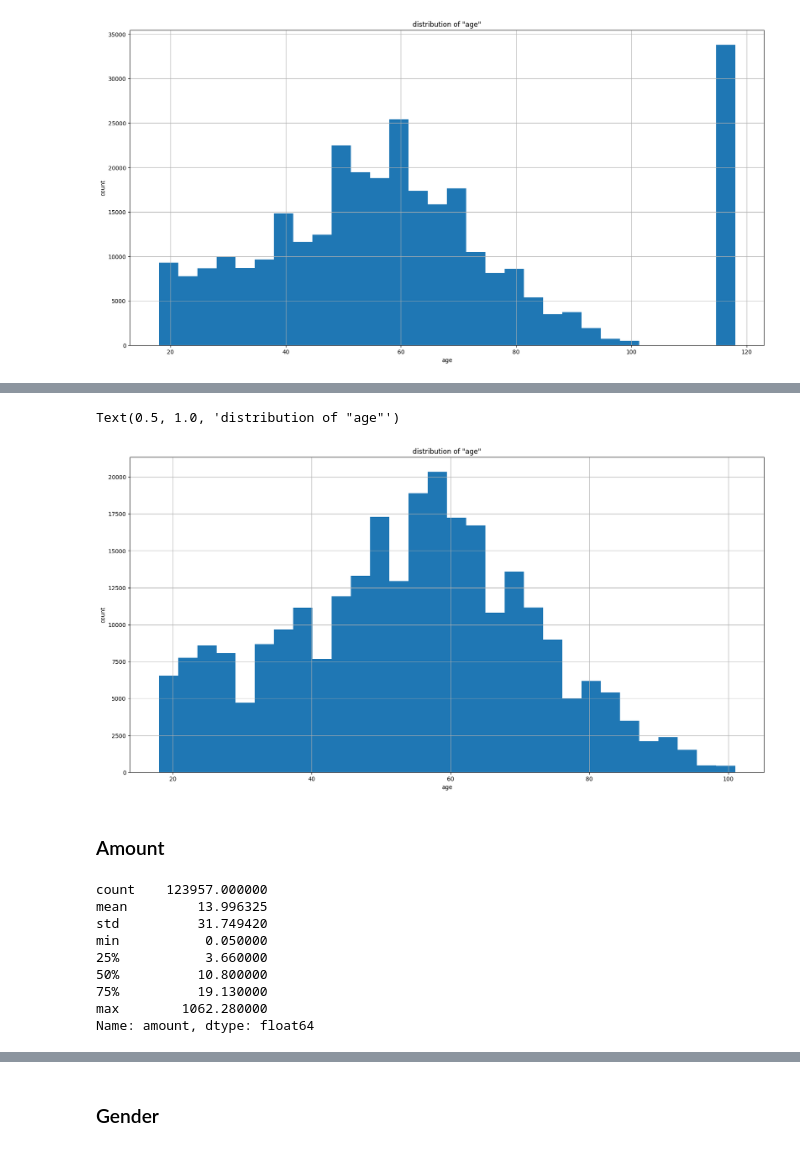
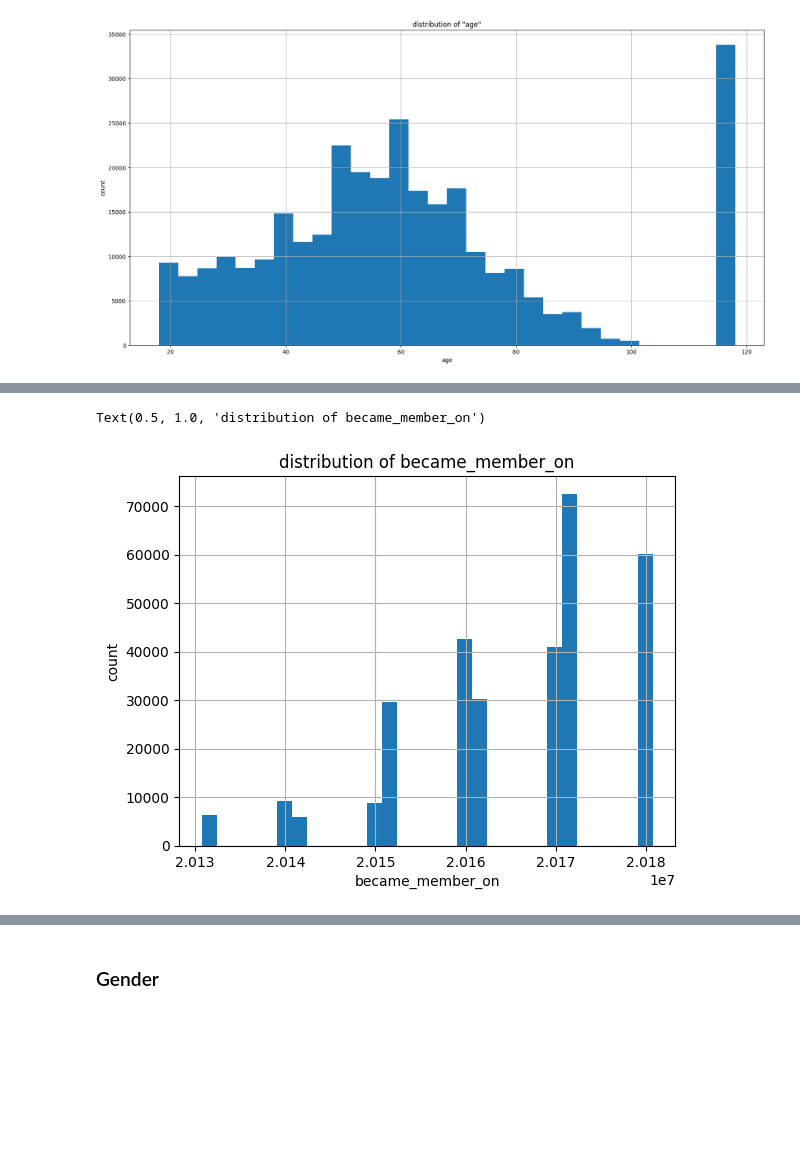
Before and after one commit to NTPac/starbucks, a Jupyter notebook: Starbucks_Capstone_notebook.ipynb, the cells around one changed output, grey strips where cells are left out. Saved outputs shown, nothing was run; the diff lists cells and outputs as text; code cells hidden in the pictures; blank space fills up the shorter version.

```diff
--- a/Starbucks_Capstone_notebook.ipynb
+++ b/Starbucks_Capstone_notebook.ipynb
@@ -487,4 +464,0 @@ Text(0.5, 1.0, 'distribution of "age"')
-# %%
-# remove preson > 115 years old
-df = df[df['age'] < 115]
-df.age.describe()
@@ -501,22 +479,9 @@ Name: age, dtype: float64
 # %%
-df.age.hist(bins=30, figsize=(20,10))
-plt.xlabel("age")
+# Create hist chart
+df.became_member_on.hist(bins=(30))
+plt.xlabel('became_member_on')
 plt.ylabel('count')
-plt.title('distribution of "age"')
+plt.title('distribution of became_member_on')
 # %% [output]
-Text(0.5, 1.0, 'distribution of "age"')
+Text(0.5, 1.0, 'distribution of became_member_on')
-[figure, old version]
+[figure, new version]
-# %% [markdown]
-### Amount
-# %%
-df[df.amount>0.0].amount.describe()
-# %% [output]
-count    123957.000000
-mean         13.996325
-std          31.749420
-min           0.050000
-25%           3.660000
-50%          10.800000
-75%          19.130000
-max        1062.280000
-Name: amount, dtype: float64
```
Also changed, not shown: parts of 74 cells of this notebook, 5 other files.
